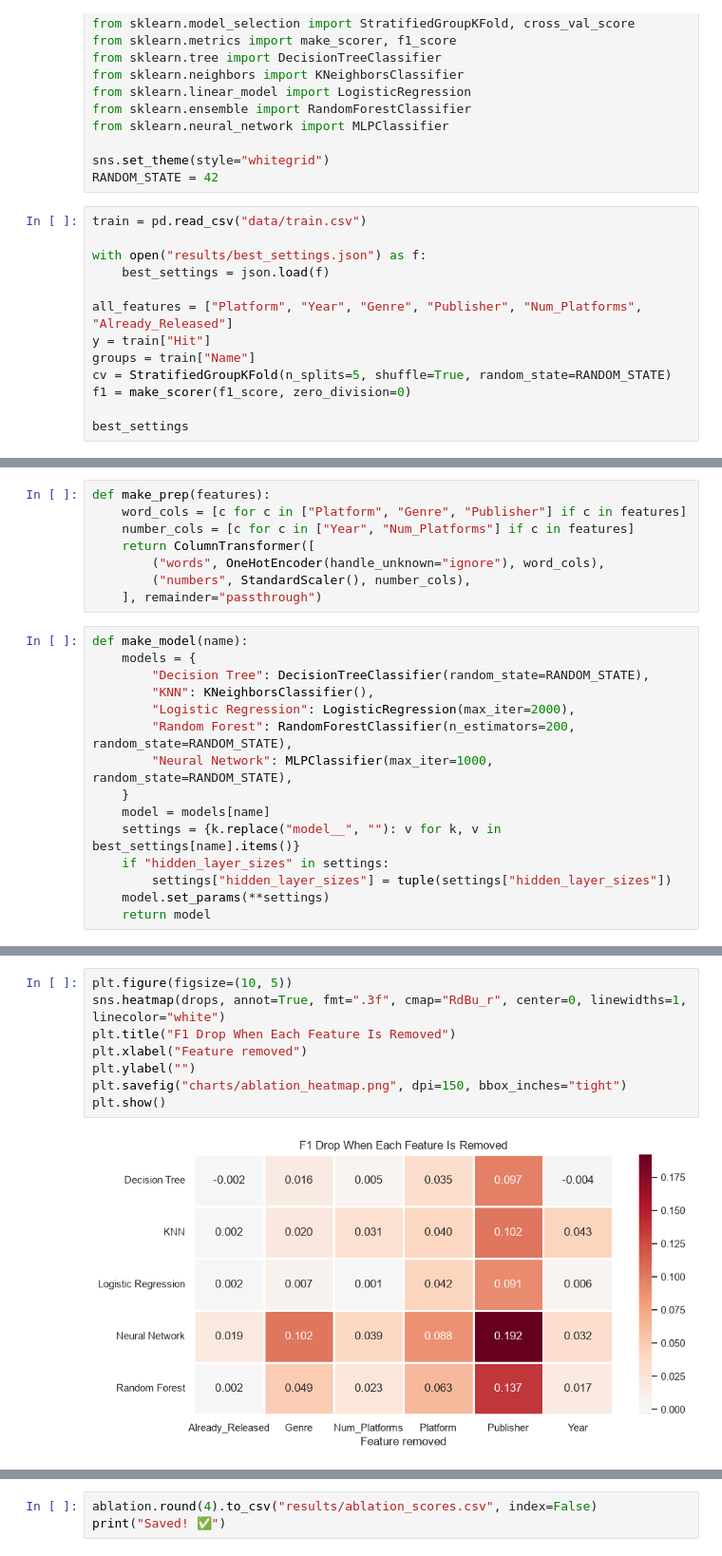
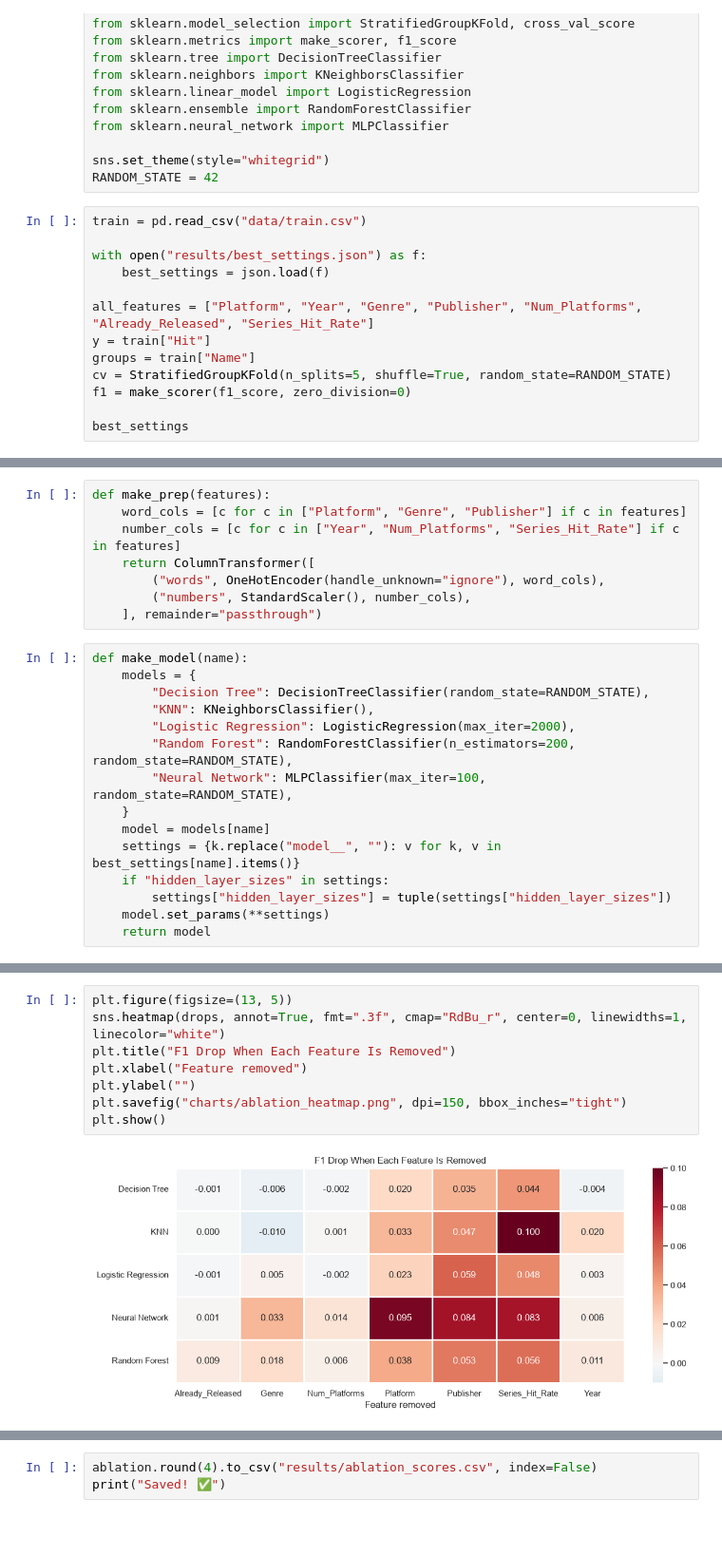
Before and after one commit to Amuo007/Machine-Learning-to-Predict-Whether-a-Video-Game-Will-Be-a-Hit, a Jupyter notebook: 03_ablation.ipynb, the cells around one changed output, grey strips where cells are left out. Shown at 95% size. Cells and saved outputs as stored; diff of their text form; blank space fills up the shorter version.

```diff
--- a/03_ablation.ipynb
+++ b/03_ablation.ipynb
@@ -24,7 +24,7 @@ train = pd.read_csv("data/train.csv")
 with open("results/best_settings.json") as f:
     best_settings = json.load(f)
 
-all_features = ["Platform", "Year", "Genre", "Publisher", "Num_Platforms", "Already_Released"]
+all_features = ["Platform", "Year", "Genre", "Publisher", "Num_Platforms", "Already_Released", "Series_Hit_Rate"]
 y = train["Hit"]
 groups = train["Name"]
 cv = StratifiedGroupKFold(n_splits=5, shuffle=True, random_state=RANDOM_STATE)
@@ -46,7 +46,7 @@ best_settings
 # %%
 def make_prep(features):
     word_cols = [c for c in ["Platform", "Genre", "Publisher"] if c in features]
-    number_cols = [c for c in ["Year", "Num_Platforms"] if c in features]
+    number_cols = [c for c in ["Year", "Num_Platforms", "Series_Hit_Rate"] if c in features]
     return ColumnTransformer([
         ("words", OneHotEncoder(handle_unknown="ignore"), word_cols),
         ("numbers", StandardScaler(), number_cols),
@@ -58,7 +58,7 @@ def make_model(name):
         "KNN": KNeighborsClassifier(),
         "Logistic Regression": LogisticRegression(max_iter=2000),
         "Random Forest": RandomForestClassifier(n_estimators=200, random_state=RANDOM_STATE),
-        "Neural Network": MLPClassifier(max_iter=1000, random_state=RANDOM_STATE),
+        "Neural Network": MLPClassifier(max_iter=100, random_state=RANDOM_STATE),
     }
     model = models[name]
     settings = {k.replace("model__", ""): v for k, v in best_settings[name].items()}
@@ -112,13 +120,13 @@ drops
 # %%
-plt.figure(figsize=(10, 5))
+plt.figure(figsize=(13, 5))
 sns.heatmap(drops, annot=True, fmt=".3f", cmap="RdBu_r", center=0, linewidths=1, linecolor="white")
 plt.title("F1 Drop When Each Feature Is Removed")
 plt.xlabel("Feature removed")
 plt.ylabel("")
 plt.savefig("charts/ablation_heatmap.png", dpi=150, bbox_inches="tight")
 plt.show()
 # %% [output]
-[figure, old version]
+[figure, new version]
 # %%
 rf_drops = drops.loc["Random Forest"].sort_values(ascending=False)
 
```
Also changed, not shown: parts of 4 cells of this notebook, 15 other files.
